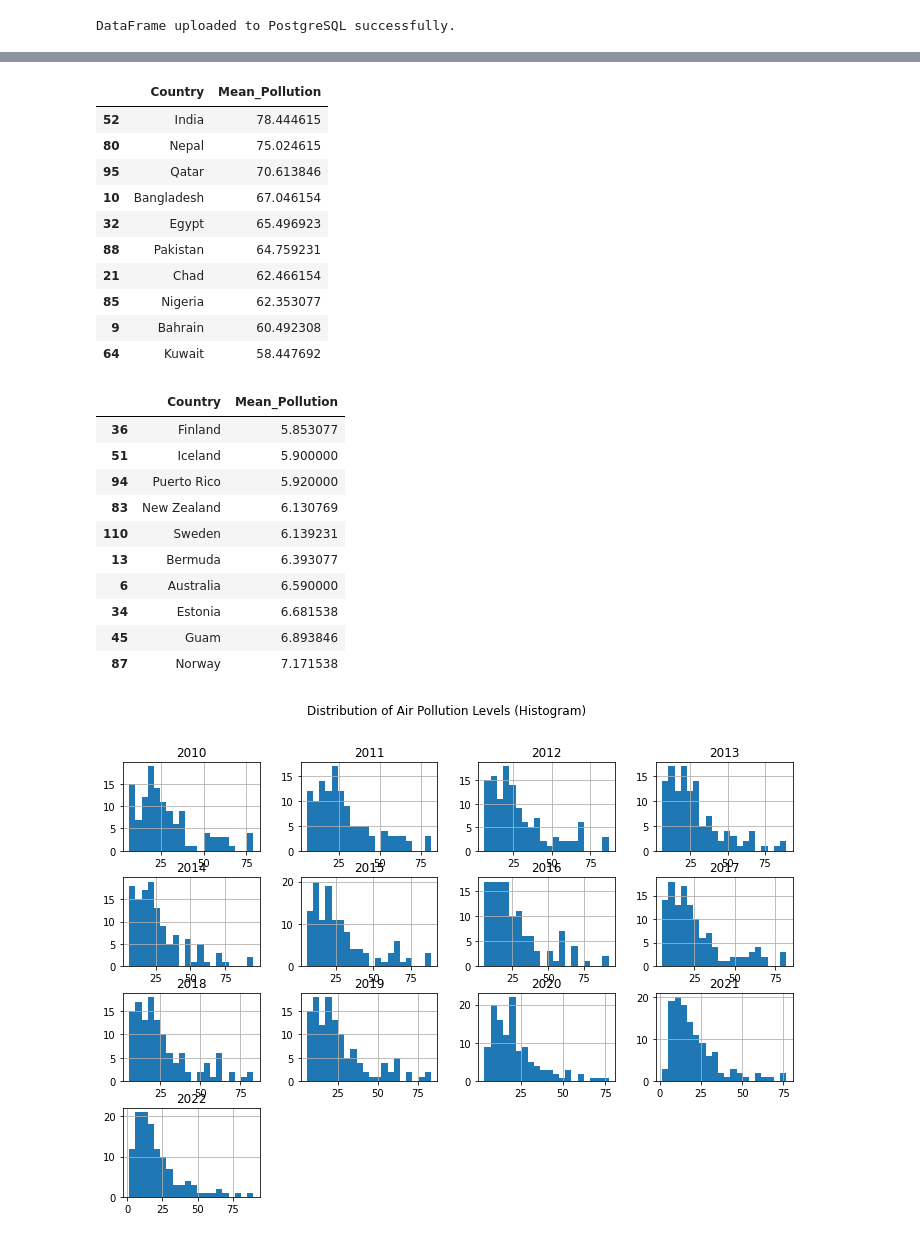
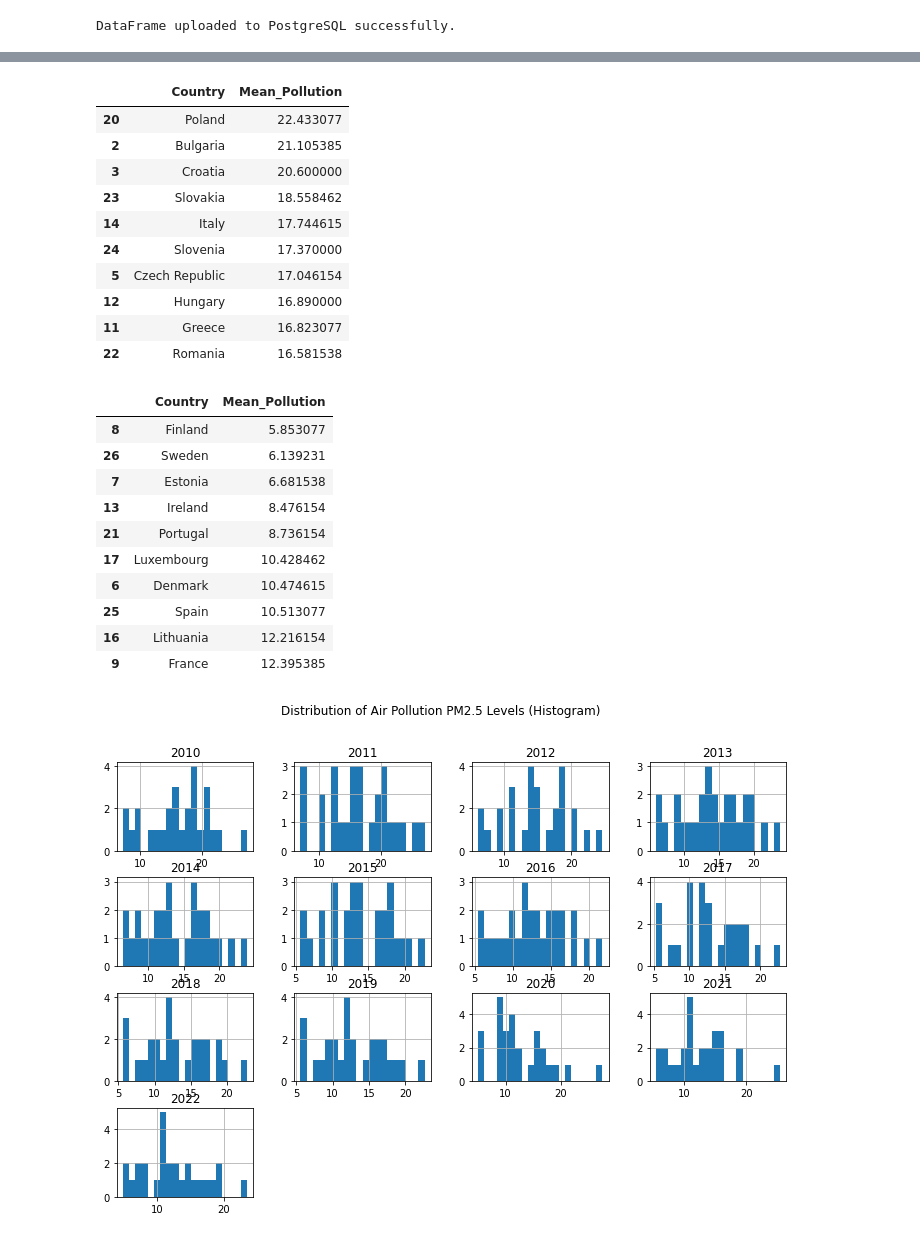
Before and after one commit to BrianRiera/CA_Database-Analytics, a Jupyter notebook: air_pollution..ipynb, the cells around one changed output, grey strips where cells are left out. Cells and saved outputs as stored; diff of their text form; code cells hidden in the pictures.

Commit message:
Filtered for EU, added output table & corr matrix

```diff
--- a/air_pollution..ipynb
+++ b/air_pollution..ipynb
@@ -367,11 +369,22 @@ except Exception as e:
     print('Error:', e)
 # %% [output]
 DataFrame uploaded to PostgreSQL successfully.
+# %%
+eu_27_list = [
+    "Austria", "Belgium", "Bulgaria", "Croatia", "Cyprus",
+    "Czech Republic", "Denmark", "Estonia", "Finland", "France",
+    "Germany", "Greece", "Hungary", "Ireland", "Italy", "Latvia",
+    "Lithuania", "Luxembourg", "Malta", "Netherlands", "Poland",
+    "Portugal", "Romania", "Slovakia", "Slovenia", "Spain", "Sweden"
+]
+
+air_eu_df = air_poll_df[air_poll_df['Country or Area'].isin(eu_27_list)]
+air_eu_df = air_eu_df.reset_index(drop=True)
 # %%
 # Exploring the Dataset
 # %%
 # Selecting year columns
-air_poll_years = air_poll_df.drop(columns=['Country or Area'])
+air_poll_years = air_eu_df.drop(columns=['Country or Area'])
 air_poll_years.describe().round(4)
 # %% [output]
 |  | 2010 | 2011 | 2012 | 2013 | 2014 | 2015 | 2016 | 2017 | 2018 | 2019 | 2020 | ... |
@@ -422,48 +420,47 @@ outliers_countries
 # Mean pollution levels for each country
 mean_pollution = air_poll_years.mean(axis=1)
 
-mean_pollution_df = pd.DataFrame({'Country': air_poll_df['Country or Area'], 'Mean_Pollution': mean_pollution})
+mean_pollution_df = pd.DataFrame({'Country': air_eu_df['Country or Area'], 'Mean_Pollution': mean_pollution})
 
 # Sort by mean pollution levels in descending order
-top_performers = mean_pollution_df.sort_values(by='Mean_Pollution', ascending=False)
+highest_pollution = mean_pollution_df.sort_values(by='Mean_Pollution', ascending=False)
 
 # Show top 10
-top_performers.head(10)
+highest_pollution.head(10)
 # %% [output]
 |  | Country | Mean_Pollution |
-| 52 | India | 78.444615 |
-| 80 | Nepal | 75.024615 |
-| 95 | Qatar | 70.613846 |
-| 10 | Bangladesh | 67.046154 |
-| 32 | Egypt | 65.496923 |
-| 88 | Pakistan | 64.759231 |
-| 21 | Chad | 62.466154 |
-| 85 | Nigeria | 62.353077 |
-| 9 | Bahrain | 60.492308 |
-| 64 | Kuwait | 58.447692 |
+| 20 | Poland | 22.433077 |
+| 2 | Bulgaria | 21.105385 |
+| 3 | Croatia | 20.600000 |
+| 23 | Slovakia | 18.558462 |
+| 14 | Italy | 17.744615 |
+| 24 | Slovenia | 17.370000 |
+| 5 | Czech Republic | 17.046154 |
+| 12 | Hungary | 16.890000 |
+| 11 | Greece | 16.823077 |
+| 22 | Romania | 16.581538 |
 # %%
 # Sort ascending order
-bottom_performers = mean_pollution_df.sort_values(by='Mean_Pollution')
-# Show bottom 10
-bottom_performers.head(10)
+lowest_emissions = mean_pollution_df.sort_values(by='Mean_Pollution')
+lowest_emissions.head(10)
 # %% [output]
 |  | Country | Mean_Pollution |
-| 36 | Finland | 5.853077 |
-| 51 | Iceland | 5.900000 |
-| 94 | Puerto Rico | 5.920000 |
-| 83 | New Zealand | 6.130769 |
-| 110 | Sweden | 6.139231 |
-| 13 | Bermuda | 6.393077 |
-| 6 | Australia | 6.590000 |
-| 34 | Estonia | 6.681538 |
-| 45 | Guam | 6.893846 |
-| 87 | Norway | 7.171538 |
+| 8 | Finland | 5.853077 |
+| 26 | Sweden | 6.139231 |
+| 7 | Estonia | 6.681538 |
+| 13 | Ireland | 8.476154 |
+| 21 | Portugal | 8.736154 |
+| 17 | Luxembourg | 10.428462 |
+| 6 | Denmark | 10.474615 |
+| 25 | Spain | 10.513077 |
+| 16 | Lithuania | 12.216154 |
+| 9 | France | 12.395385 |
 # %%
 air_poll_years.hist(bins=20, figsize=(12, 8))
-plt.suptitle('Distribution of Air Pollution Levels (Histogram)')
+plt.suptitle('Distribution of Air Pollution PM2.5 Levels (Histogram)')
 plt.show()
 # %% [output]
-[figure, old version]
+[figure, new version]
 # %%
 # Kernel density plot for each year
 air_poll_years.plot(kind='kde', figsize=(12, 8))
```
Also changed, not shown: parts of 28 cells of this notebook, 2 other files.
